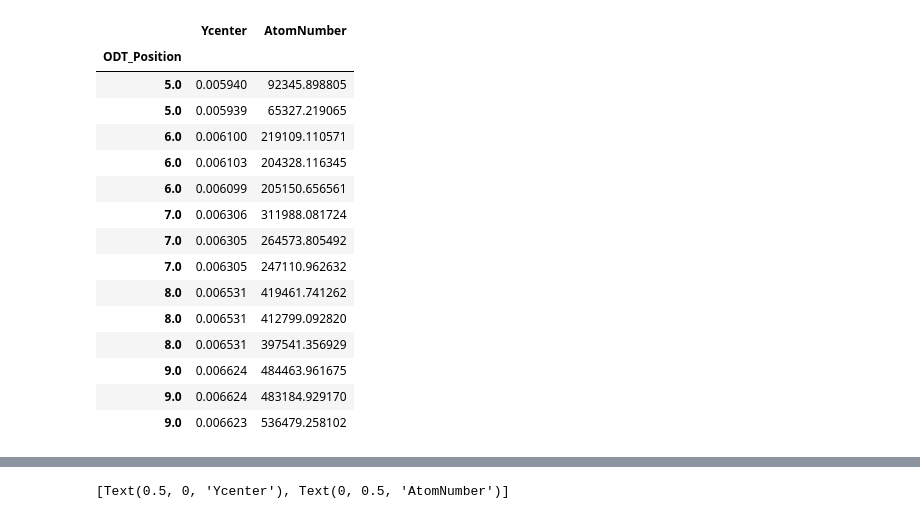
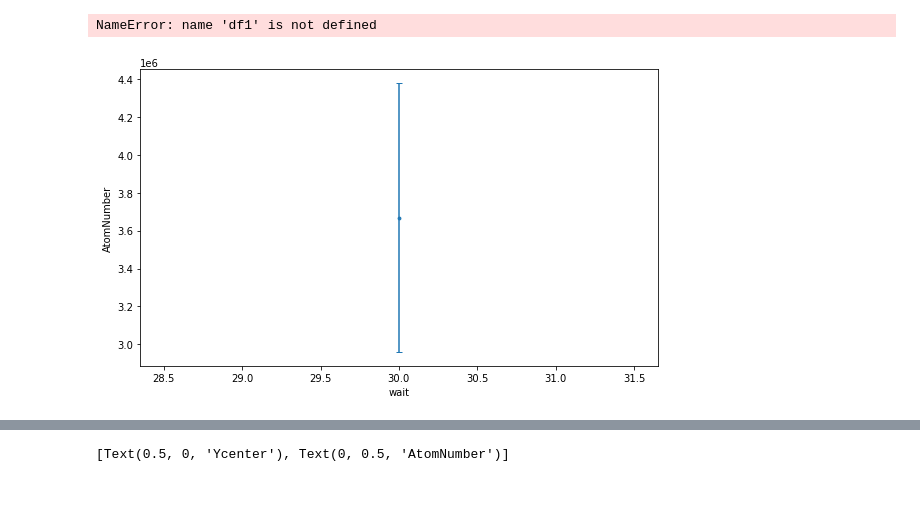
Before and after one commit to insommer/AnalysisCode, a Jupyter notebook: Applications/Plot Resutls.ipynb, the cells around one changed output, grey strips where cells are left out. Drawn from its saved outputs; the diff is of its cells as text; code cells hidden in the pictures; blank space fills up the shorter version.

```diff
--- a/Applications/Plot Resutls.ipynb
+++ b/Applications/Plot Resutls.ipynb
@@ -111,21 +63,2 @@ subdf.groupby('ODT_Position').std()
-# %%
-subdf.set_index('ODT_Position')
-# %% [output]
-|  | Ycenter | AtomNumber |
-| ODT_Position |  |  |
-| 5.0 | 0.005940 | 92345.898805 |
-| 5.0 | 0.005939 | 65327.219065 |
-| 6.0 | 0.006100 | 219109.110571 |
-| 6.0 | 0.006103 | 204328.116345 |
-| 6.0 | 0.006099 | 205150.656561 |
-| 7.0 | 0.006306 | 311988.081724 |
-| 7.0 | 0.006305 | 264573.805492 |
-| 7.0 | 0.006305 | 247110.962632 |
-| 8.0 | 0.006531 | 419461.741262 |
-| 8.0 | 0.006531 | 412799.092820 |
-| 8.0 | 0.006531 | 397541.356929 |
-| 9.0 | 0.006624 | 484463.961675 |
-| 9.0 | 0.006624 | 483184.929170 |
-| 9.0 | 0.006623 | 536479.258102 |
 # %%
 def PlotFromDataCSV(filePath, xVariable, yVariable,
@@ -187,0 +133,10 @@ def PlotFromDataCSV(filePath, xVariable, yVariable,
+# %%
+df1
+# %% [output]
+NameError: name 'df1' is not defined
+# %%
+df = PlotFromDataCSV(dataCSV_filePath,
+                                  'wait', 'AtomNumber',
+                                  iterateVariable=None, filterlist=['wait==30'], groupby='wait');
+# %% [output]
+[figure, added]
```
Also changed, not shown: parts of 26 cells of this notebook, 2 other files.
